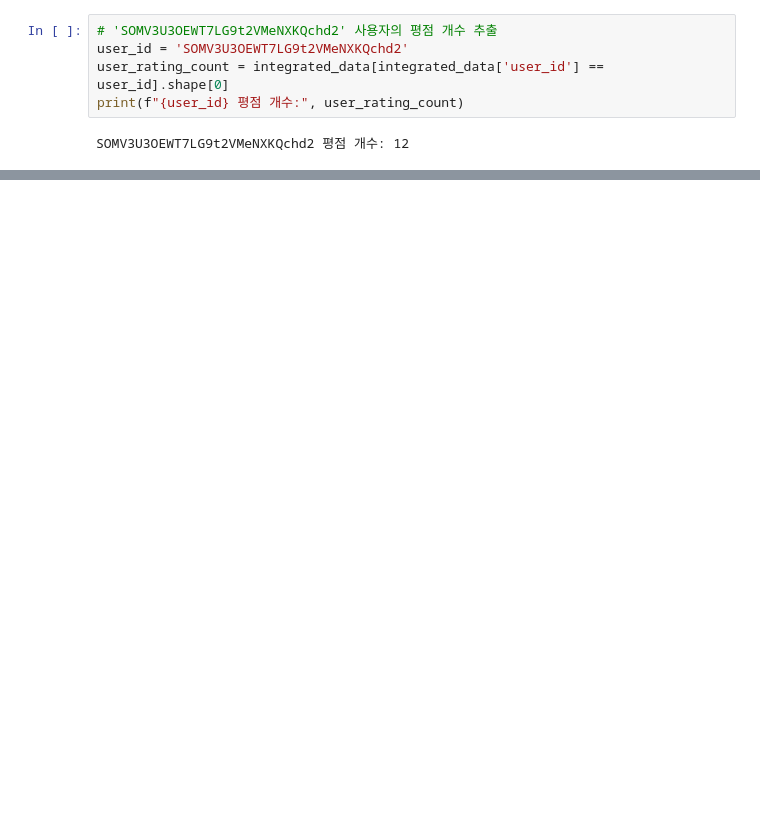
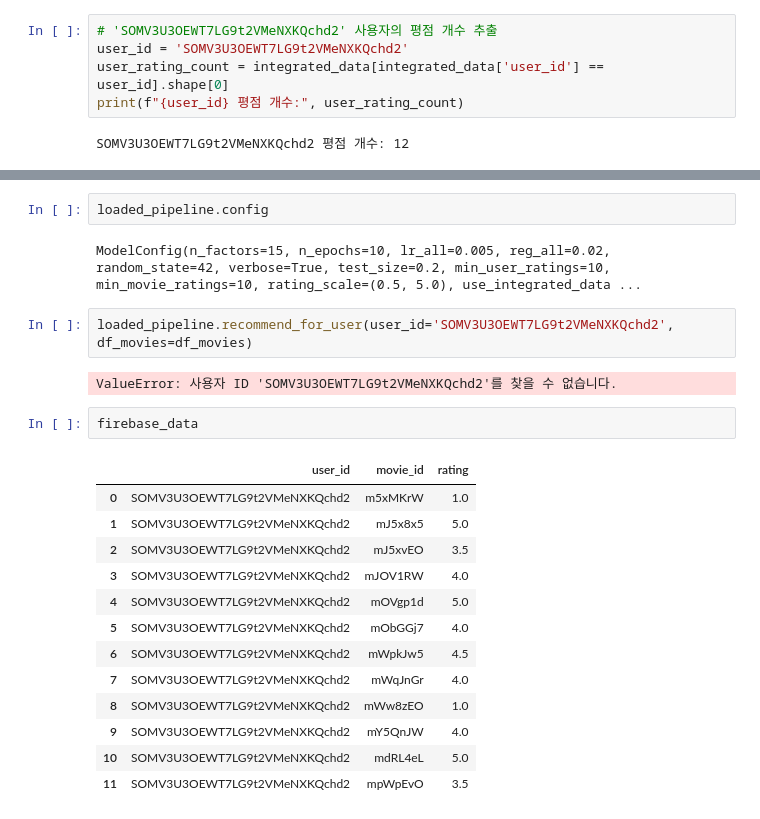
Before and after one commit to mkk4726/movie_recommendation, a Jupyter notebook: modeling/notebooks/cold_start.ipynb, the cells around one changed output, grey strips where cells are left out. Cells and saved outputs as stored; diff of their text form; blank space fills up the shorter version.

```diff
--- a/modeling/notebooks/cold_start.ipynb
+++ b/modeling/notebooks/cold_start.ipynb
@@ -243,0 +192,24 @@ ValueError: 사용자 ID 'SOMV3U3OEWT7LG9t2VMeNXKQchd2'를 찾을 수 없습니
+# %%
+loaded_pipeline.config
+# %% [output]
+ModelConfig(n_factors=15, n_epochs=10, lr_all=0.005, reg_all=0.02, random_state=42, verbose=True, test_size=0.2, min_user_ratings=10, min_movie_ratings=10, rating_scale=(0.5, 5.0), use_integrated_data ...
+# %%
+loaded_pipeline.recommend_for_user(user_id='SOMV3U3OEWT7LG9t2VMeNXKQchd2', df_movies=df_movies)
+# %% [output]
+ValueError: 사용자 ID 'SOMV3U3OEWT7LG9t2VMeNXKQchd2'를 찾을 수 없습니다.
+# %%
+firebase_data
+# %% [output]
+|  | user_id | movie_id | rating |
+| 0 | SOMV3U3OEWT7LG9t2VMeNXKQchd2 | m5xMKrW | 1.0 |
+| 1 | SOMV3U3OEWT7LG9t2VMeNXKQchd2 | mJ5x8x5 | 5.0 |
+| 2 | SOMV3U3OEWT7LG9t2VMeNXKQchd2 | mJ5xvEO | 3.5 |
+| 3 | SOMV3U3OEWT7LG9t2VMeNXKQchd2 | mJOV1RW | 4.0 |
+| 4 | SOMV3U3OEWT7LG9t2VMeNXKQchd2 | mOVgp1d | 5.0 |
+| 5 | SOMV3U3OEWT7LG9t2VMeNXKQchd2 | mObGGj7 | 4.0 |
+| 6 | SOMV3U3OEWT7LG9t2VMeNXKQchd2 | mWpkJw5 | 4.5 |
+| 7 | SOMV3U3OEWT7LG9t2VMeNXKQchd2 | mWqJnGr | 4.0 |
+| 8 | SOMV3U3OEWT7LG9t2VMeNXKQchd2 | mWw8zEO | 1.0 |
+| 9 | SOMV3U3OEWT7LG9t2VMeNXKQchd2 | mY5QnJW | 4.0 |
+| 10 | SOMV3U3OEWT7LG9t2VMeNXKQchd2 | mdRL4eL | 5.0 |
+| 11 | SOMV3U3OEWT7LG9t2VMeNXKQchd2 | mpWpEvO | 3.5 |
```
Also changed, not shown: parts of 14 cells of this notebook, 8 other files.
